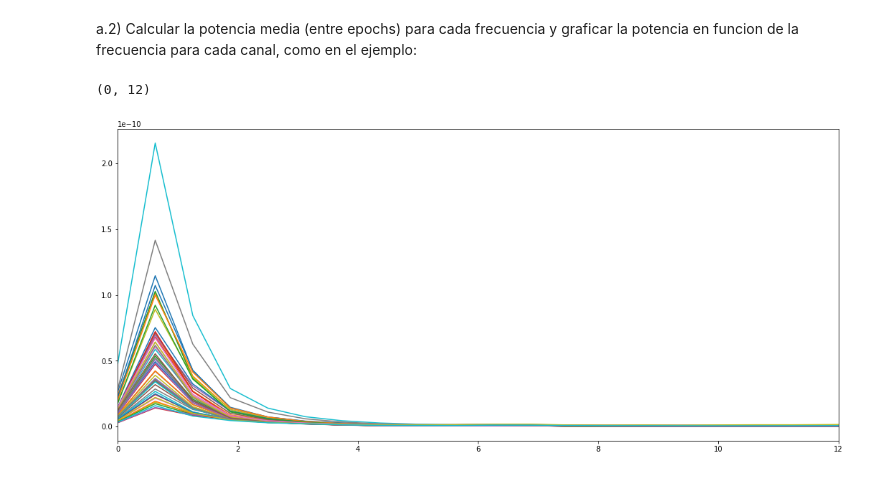
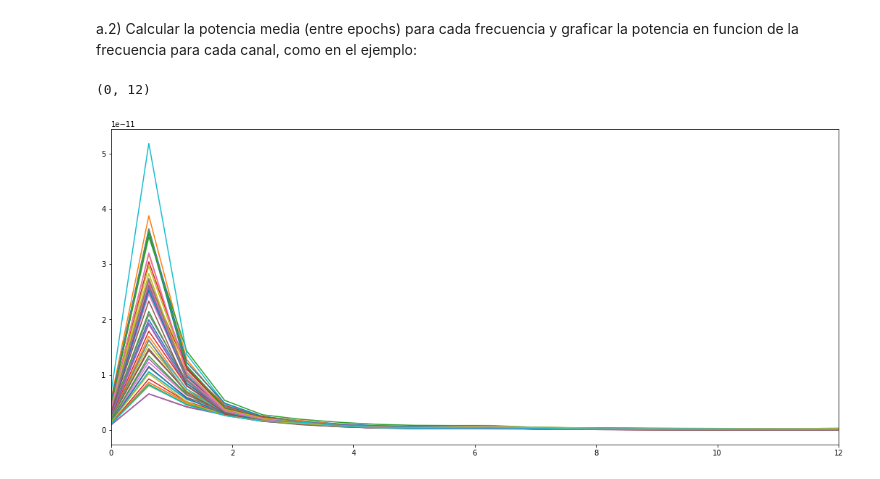
Before and after one commit to dgaus/cienciadatos, a Jupyter notebook: tp2/tp2.ipynb, the cells around one changed output. Drawn from its saved outputs; the diff is of its cells as text; code cells hidden in the pictures.

Commit message:
Usar mediana en vez de media, mejorando la eficiencia

```diff
--- a/tp2/tp2.ipynb
+++ b/tp2/tp2.ipynb
@@ -54,22 +51,19 @@ a.2) Calcular la potencia media (entre epochs) para cada frecuencia y graficar l
 # %%
 def potencia_media_por_frecuencia(electrodo=0):
     epochs = []
     for epoch in range(len(data)):
         frecuencias, poder_espectral = welch(data[epoch, electrodo], fs=frecuencia_de_sampleo)
         epochs.append(poder_espectral)
 
     # matriz donde las filas son epochs, las columnas frecuencias y los valores poderes espectrales
     matriz = np.stack(epochs)
-    medias_de_poderes_espectrales = []
-    for i in range(len(frecuencias)):
-        medias_de_poderes_espectrales.append(np.mean(matriz[:, i]))
-
+    medias_de_poderes_espectrales = np.median(matriz, axis=0)
     plt.plot(frecuencias, medias_de_poderes_espectrales)
 
 for electrodo in range(50):
     potencia_media_por_frecuencia(electrodo)
 
 plt.xlim(0, 12)    # set the xlim to xmin, xmax
 # %% [output]
 (0, 12)
-[figure, old version]
+[figure, new version]
```
Also changed, not shown: parts of 2 cells of this notebook.
